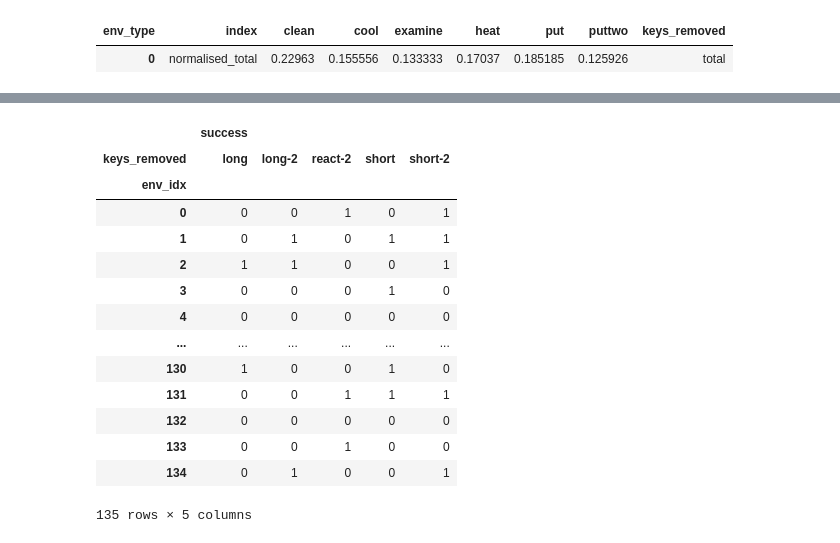
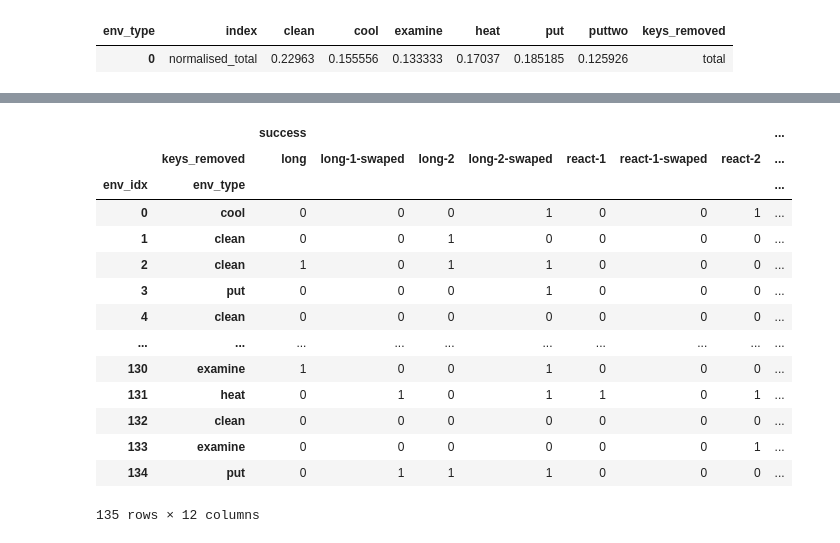
Before and after one commit to ai-nikolai/LLamp, a Jupyter notebook: playgrounds/analysis_alfworld_eval_notebook.ipynb, the cells around one changed output, grey strips where cells are left out. Saved outputs shown, nothing was run; the diff lists cells and outputs as text; code cells hidden in the pictures.

```diff
--- a/playgrounds/analysis_alfworld_eval_notebook.ipynb
+++ b/playgrounds/analysis_alfworld_eval_notebook.ipynb
@@ -44,11 +48,16 @@ def modify_text_prompt(keys_removed):
     else:
         return "long"
 # %%
-def load_data(curren_trial_name, filter_flag=False):
+def load_data(current_trial_name, filter_flag=False, collect_results=False, override_filepath=False):
     """Loads the data"""
-    file_path = get_data_file_path(current_trial_name=curren_trial_name)
+    if override_filepath:
+        file_path = current_trial_name
+        full_file_path = file_path
+    else:
+        file_path = get_data_file_path(current_trial_name=current_trial_name)
+        full_file_path = os.path.join("..",file_path)
     results_data = pd.read_csv(
-        os.path.join("..",file_path),
+        full_file_path,
         converters = {
             "early_stop":convert_string_to_bool_int,
             "error": convert_string_to_bool_int,
@@ -57,9 +66,11 @@ def load_data(curren_trial_name, filter_flag=False):
             "keys_removed": modify_text_prompt
         }
     )
-    header_order = ["model", "keys_removed","temperature","env_type","success","done","early_stop","num_of_steps","num_nothing_happens","num_repetitions","error", "env_idx"]
-    clean_results = results_data[header_order]
-
+    if collect_results:
+        clean_results = results_data
+    else:
+        header_order = ["model", "keys_removed","temperature","env_type","success","done","early_stop","num_of_steps","num_nothing_happens","num_repetitions","error", "env_idx"]
+        clean_results = results_data[header_order]
     # Filters for short, long and react-2 prompts
     if filter_flag:
         filtering_condition = (clean_results["keys_removed"]=="short") | (clean_results["keys_removed"]=="long") | (clean_results["keys_removed"]=="react-2") | (clean_results["keys_removed"]=="react-1")| (clean_results["keys_removed"]=="long-2") | (clean_results["keys_removed"]=="short-2") | (clean_results["keys_removed"]=="short-2-swaped")
@@ -69,6 +80,7 @@ def load_data(curren_trial_name, filter_flag=False):
 # %%
 FLAG_ALL = False
 FLAG_ALL = True
+COLLECT_RESULTS = False
 
 if FLAG_ALL:
     CURRENT_TRIAL_NAME = "v2_eval_20_3"
@@ -82,14 +94,14 @@ if FLAG_ALL:
 
 
 
-    clean_results1 = load_data(CURRENT_TRIAL_NAME, True)
-    clean_results2 = load_data(CURRENT_TRIAL_NAME2)
-    clean_results3 = load_data(CURRENT_TRIAL_NAME3)
-    clean_results4 = load_data(CURRENT_TRIAL_NAME4)
-    clean_results5 = load_data(CURRENT_TRIAL_NAME5)
-    clean_results6 = load_data(CURRENT_TRIAL_NAME6)
-    clean_results7 = load_data(CURRENT_TRIAL_NAME7)
-    clean_results8 = load_data(CURRENT_TRIAL_NAME8)
+    clean_results1 = load_data(CURRENT_TRIAL_NAME, filter_flag=True, collect_results=COLLECT_RESULTS)
+    clean_results2 = load_data(CURRENT_TRIAL_NAME2, collect_results=COLLECT_RESULTS)
+    clean_results3 = load_data(CURRENT_TRIAL_NAME3, collect_results=COLLECT_RESULTS)
+    clean_results4 = load_data(CURRENT_TRIAL_NAME4, collect_results=COLLECT_RESULTS)
+    clean_results5 = load_data(CURRENT_TRIAL_NAME5, collect_results=COLLECT_RESULTS)
+    clean_results6 = load_data(CURRENT_TRIAL_NAME6, collect_results=COLLECT_RESULTS)
+    clean_results7 = load_data(CURRENT_TRIAL_NAME7, collect_results=COLLECT_RESULTS)
+    clean_results8 = load_data(CURRENT_TRIAL_NAME8, collect_results=COLLECT_RESULTS)
 
 
     # clean_results5,clean_results6,
@@ -99,5 +111,6 @@ else:
     CURRENT_TRIAL_NAME4 = "v2_eval_20_3"
     clean_results = load_data(CURRENT_TRIAL_NAME)
 
+# clean_results.to_csv("../results/all_results.csv",sep=",",index=False)
 clean_results.head()
 # %% [output]
@@ -336,8 +350,8 @@ x.head()
 out.to_csv("../results/pandas_output_all_results.csv",sep="&",index=False)
 # %%
 # This is the table that shows results per env_id
-out = clean_results.groupby(["model","env_idx","keys_removed"]).sum().reset_index()
-out_header_order = ["model", "keys_removed","temperature","env_idx","success","done","early_stop","num_of_steps","num_nothing_happens","num_repetitions"]
+out = clean_results.groupby(["model","env_idx","keys_removed","env_type"]).sum().reset_index()
+out_header_order = ["model", "keys_removed","temperature","env_idx","env_type","success","done","early_stop","num_of_steps","num_nothing_happens","num_repetitions"]
 out = out[out_header_order]
 x = out.groupby("env_idx")
 x.head()
@@ -358,19 +372,20 @@ x.head()
 # %%
-out.pivot(index=["env_idx"],columns=["keys_removed"], values=["success"])
+pivot_per_env = out.pivot(index=["env_idx","env_type"],columns=["keys_removed"], values=["success"])
+pivot_per_env
 # %% [output]
-|  | success |  |  |  |  |
-| keys_removed | long | long-2 | react-2 | short | short-2 |
-| env_idx |  |  |  |  |  |
-| 0 | 0 | 0 | 1 | 0 | 1 |
-| 1 | 0 | 1 | 0 | 1 | 1 |
-| 2 | 1 | 1 | 0 | 0 | 1 |
-| 3 | 0 | 0 | 0 | 1 | 0 |
-| 4 | 0 | 0 | 0 | 0 | 0 |
-| ... | ... | ... | ... | ... | ... |
-| 130 | 1 | 0 | 0 | 1 | 0 |
-| 131 | 0 | 0 | 1 | 1 | 1 |
-| 132 | 0 | 0 | 0 | 0 | 0 |
-| 133 | 0 | 0 | 1 | 0 | 0 |
-| 134 | 0 | 1 | 0 | 0 | 1 |
+|  |  | success |  |  |  |  |  |  | ... |
+|  | keys_removed | long | long-1-swaped | long-2 | long-2-swaped | react-1 | react-1-swaped | react-2 | ... |
+| env_idx | env_type |  |  |  |  |  |  |  | ... |
+| 0 | cool | 0 | 0 | 0 | 1 | 0 | 0 | 1 | ... |
+| 1 | clean | 0 | 0 | 1 | 0 | 0 | 0 | 0 | ... |
+| 2 | clean | 1 | 0 | 1 | 1 | 0 | 0 | 0 | ... |
+| 3 | put | 0 | 0 | 0 | 1 | 0 | 0 | 0 | ... |
+| 4 | clean | 0 | 0 | 0 | 0 | 0 | 0 | 0 | ... |
+| ... | ... | ... | ... | ... | ... | ... | ... | ... | ... |
+| 130 | examine | 1 | 0 | 0 | 1 | 0 | 0 | 0 | ... |
+| 131 | heat | 0 | 1 | 0 | 1 | 1 | 0 | 1 | ... |
+| 132 | clean | 0 | 0 | 0 | 0 | 0 | 0 | 0 | ... |
+| 133 | examine | 0 | 0 | 0 | 0 | 0 | 0 | 1 | ... |
+| 134 | put | 0 | 1 | 1 | 1 | 0 | 0 | 0 | ... |
-135 rows × 5 columns
+135 rows × 12 columns
 # %%
```
Also changed, not shown: parts of 35 cells of this notebook, 3 other files.
